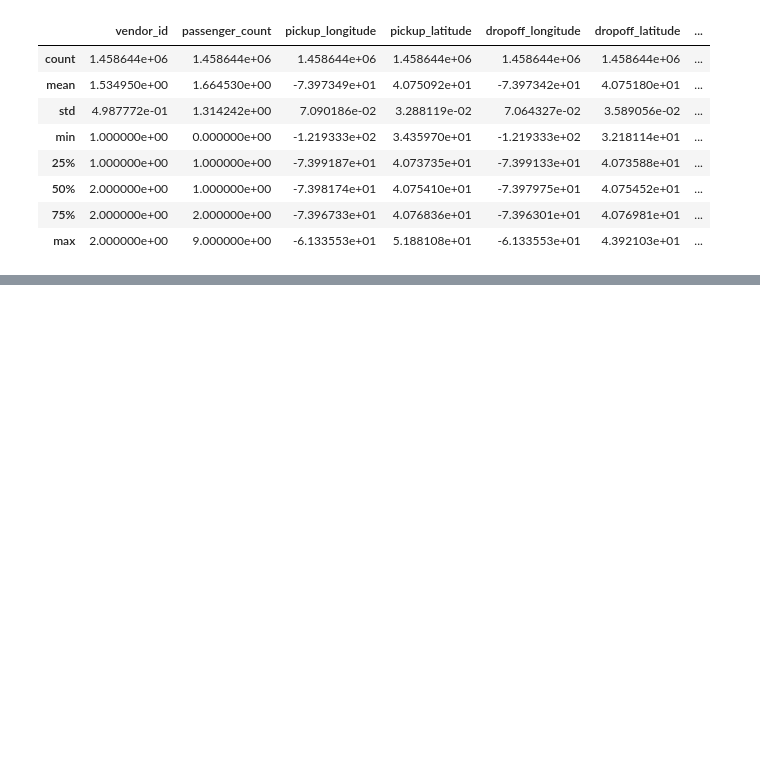
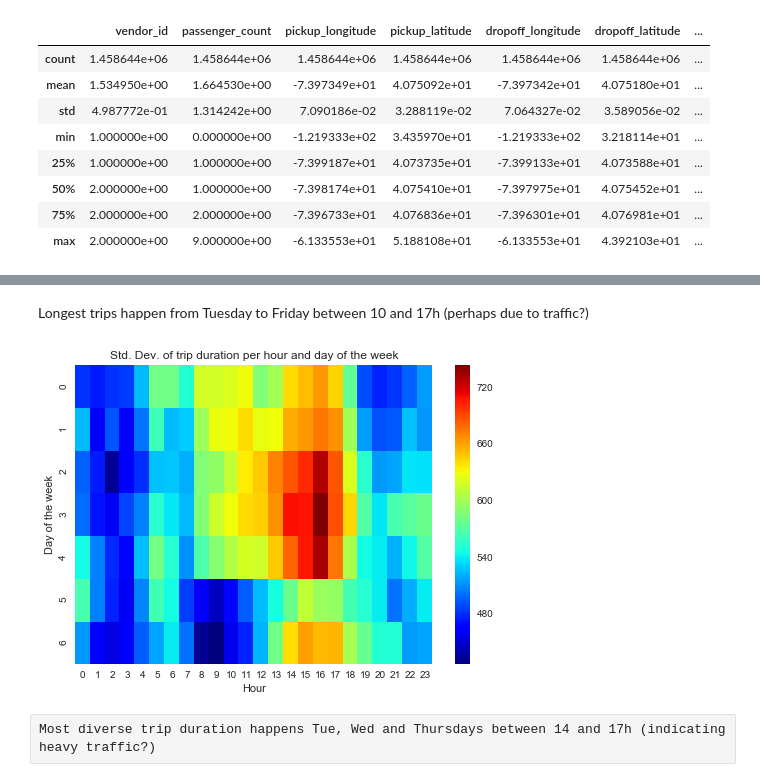
Before and after one commit to AlexGomesDS/New-York-City-Taxi-Trip-Duration, a Jupyter notebook: src/notebook.ipynb, the cells around one changed output, grey strips where cells are left out. Saved outputs shown, nothing was run; the diff lists cells and outputs as text; code cells hidden in the pictures; blank space fills up the shorter version.

```diff
--- a/src/notebook.ipynb
+++ b/src/notebook.ipynb
@@ -58,0 +95,9 @@ plt.show()
+# %% [markdown]
+Longest trips happen from Tuesday to Friday between 10 and 17h (perhaps due to traffic?)
+# %%
+plot_per_weekday_hour(aggregated_set.std()['duration_in_seconds'],
+                      'Std. Dev. of trip duration per hour and day of the week')
+# %% [output]
+[figure, added]
+# %% [raw]
+Most diverse trip duration happens Tue, Wed and Thursdays between 14 and 17h (indicating heavy traffic?)
```
Also changed, not shown: parts of 19 cells of this notebook.
